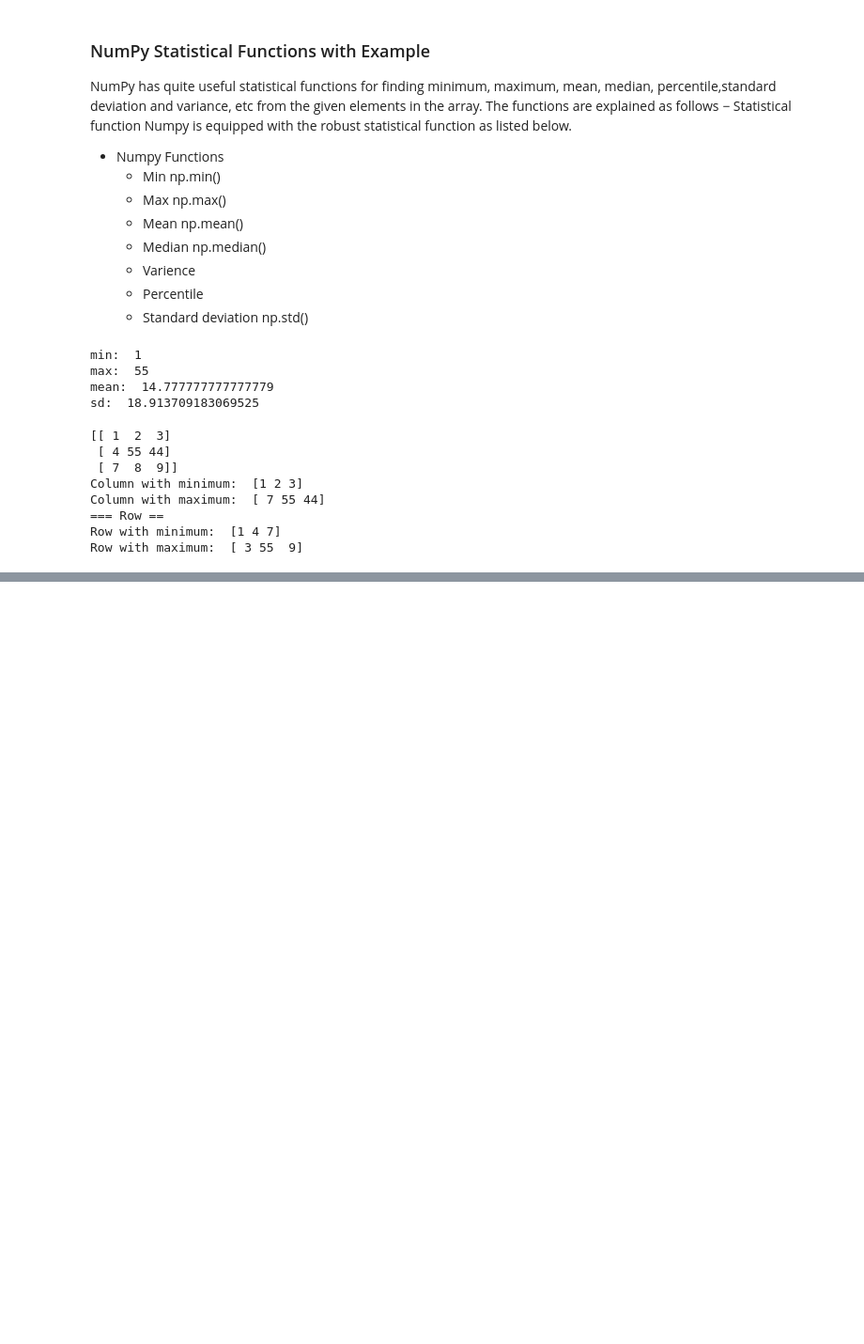
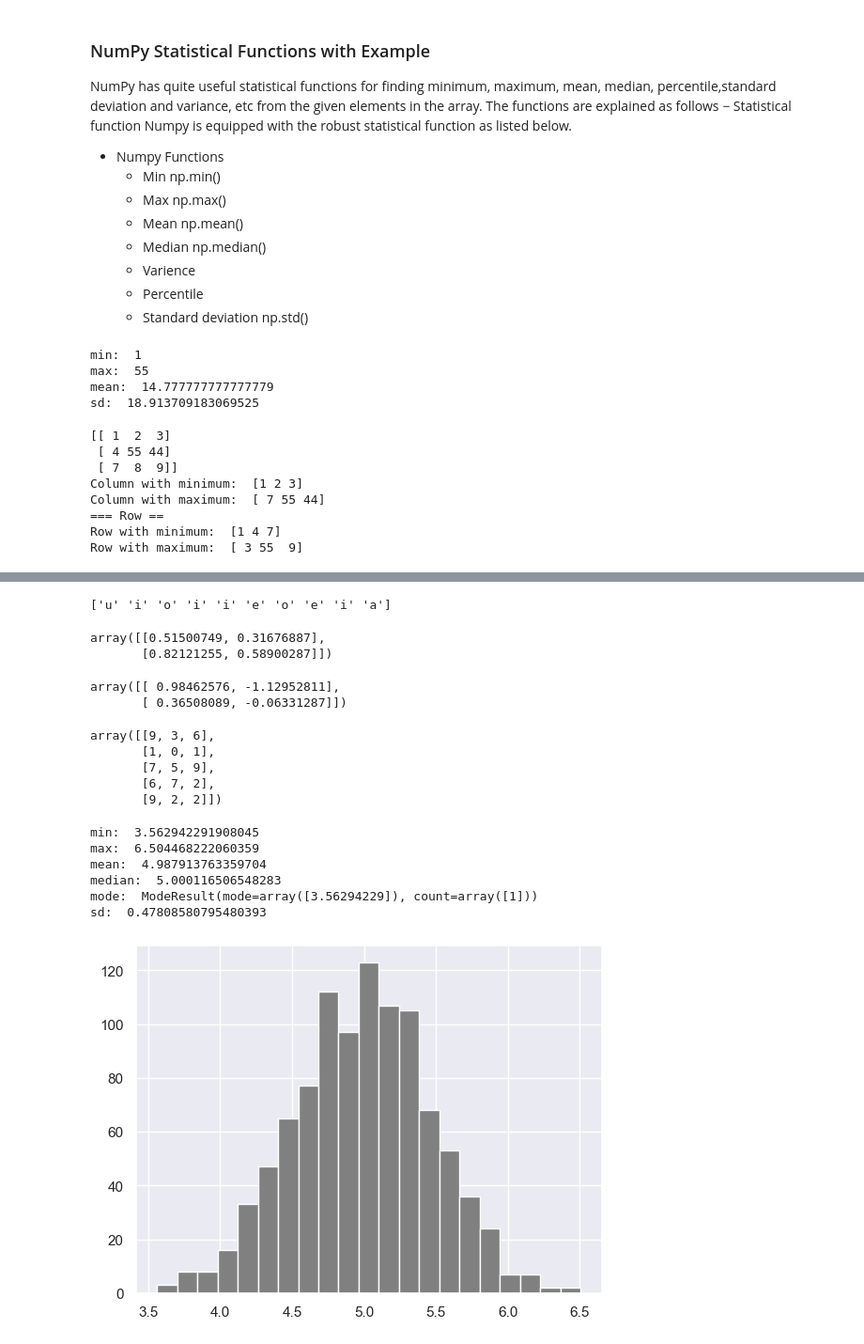
Before and after one commit to rublaman/30-Days-Of-Python, a Jupyter notebook: 24_Day_Statistics/numpy.ipynb, the cells around one changed output, grey strips where cells are left out. Shown at 94% size. Drawn from its saved outputs; the diff is of its cells as text; code cells hidden in the pictures; blank space fills up the shorter version.

Commit message:
Numpy how to generate random numbers?

```diff
--- a/24_Day_Statistics/numpy.ipynb
+++ b/24_Day_Statistics/numpy.ipynb
@@ -730,0 +760,50 @@ Row with maximum:  [ 3 55  9]
+# %%
+print(np.random.choice(['a', 'e', 'i', 'o', 'u'], size=10))
+# %% [output]
+['u' 'i' 'o' 'i' 'i' 'e' 'o' 'e' 'i' 'a']
+# %%
+## Random numbers between [0, 1] of shape 2, 2
+rand = np.random.rand(2,2)
+rand
+# %% [output]
+array([[0.51500749, 0.31676887],
+       [0.82121255, 0.58900287]])
+# %%
+rand2 = np.random.randn(2,2)
+rand2
+# %% [output]
+array([[ 0.98462576, -1.12952811],
+       [ 0.36508089, -0.06331287]])
+# %%
+# Random integers between [0, 10) of shape 2,5
+rand_int = np.random.randint(0, 10, size=[5,3])
+rand_int
+# %% [output]
+array([[9, 3, 6],
+       [1, 0, 1],
+       [7, 5, 9],
+       [6, 7, 2],
+       [9, 2, 2]])
+# %%
+from scipy import stats
+np_normal_dis = np.random.normal(5, 0.5, 1000) # mean, standard deviation, number of samples
+np_normal_dis
+## min, max, mean, median, sd
+print('min: ', np.min(np_normal_dis))
+print('max: ', np.max(np_normal_dis))
+print('mean: ', np.mean(np_normal_dis))
+print('median: ', np.median(np_normal_dis))
+print('mode: ', stats.mode(np_normal_dis))
+print('sd: ', np.std(np_normal_dis))
+# %% [output]
+min:  3.562942291908045
+max:  6.504468222060359
+mean:  4.987913763359704
+median:  5.000116506548283
+mode:  ModeResult(mode=array([3.56294229]), count=array([1]))
+sd:  0.47808580795480393
+# %%
+plt.hist(np_normal_dis, color="grey", bins=21)
+plt.show()
+# %% [output]
+[figure, added]
```
Also changed, not shown: parts of 12 cells of this notebook.
